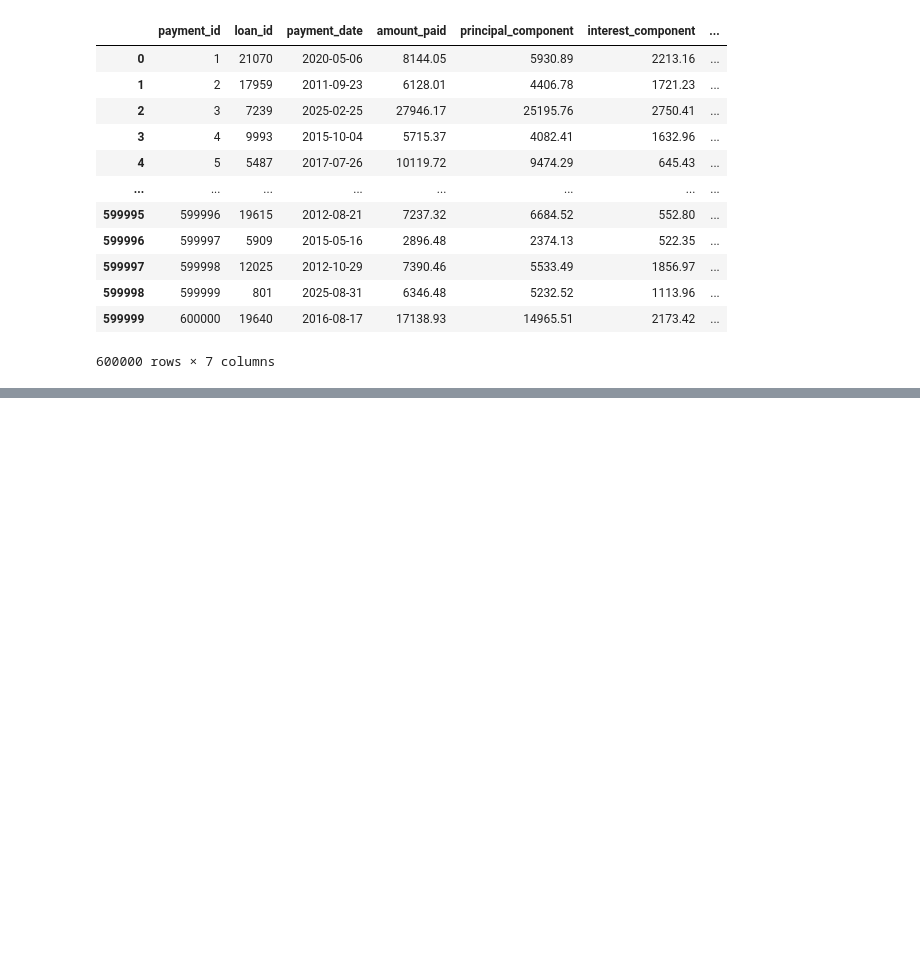
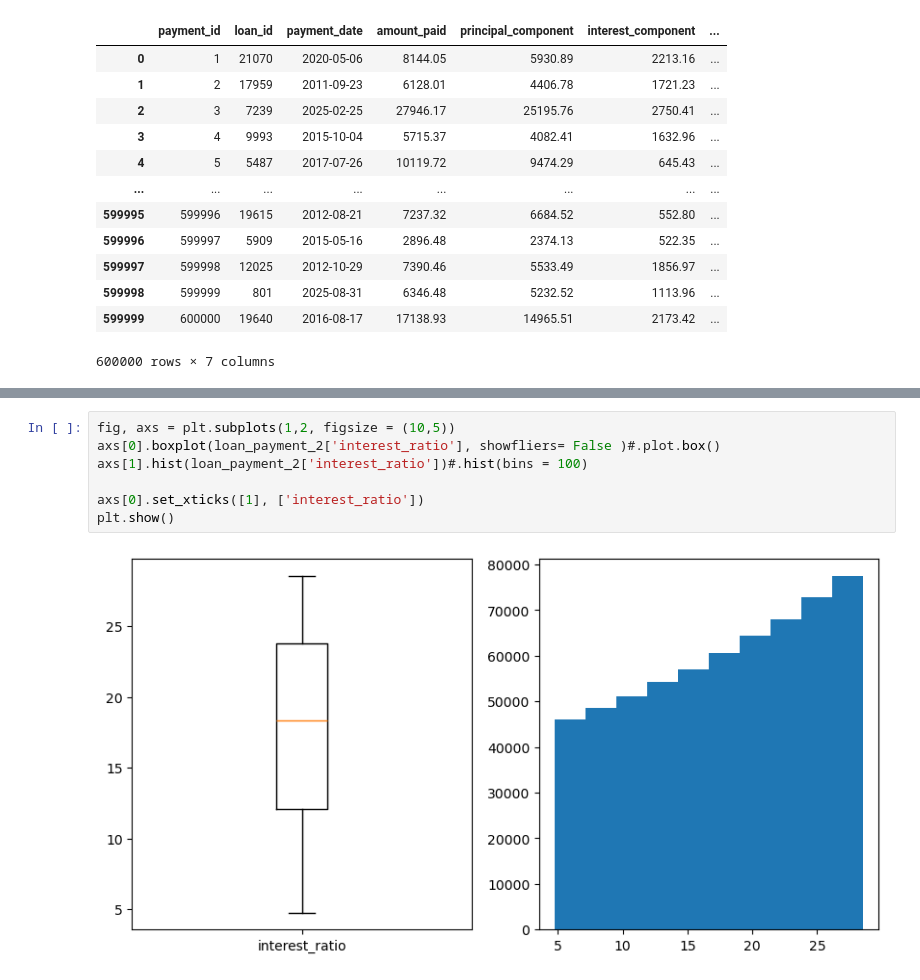
Before and after one commit to rohaa0831/Banking-Transactions, a Jupyter notebook: banking_transactions.ipynb, the cells around one changed output, grey strips where cells are left out. Saved outputs shown, nothing was run; the diff lists cells and outputs as text; blank space fills up the shorter version.

```diff
--- a/banking_transactions.ipynb
+++ b/banking_transactions.ipynb
@@ -179,0 +116,9 @@ Name: balance, Length: 750, dtype: float64
+# %%
+fig, axs = plt.subplots(1,2, figsize = (10,5))
+axs[0].boxplot(loan_payment_2['interest_ratio'], showfliers= False )#.plot.box()
+axs[1].hist(loan_payment_2['interest_ratio'])#.hist(bins = 100)
+
+axs[0].set_xticks([1], ['interest_ratio'])
+plt.show()
+# %% [output]
+[figure, added]
```
Also changed, not shown: parts of 53 cells of this notebook.
